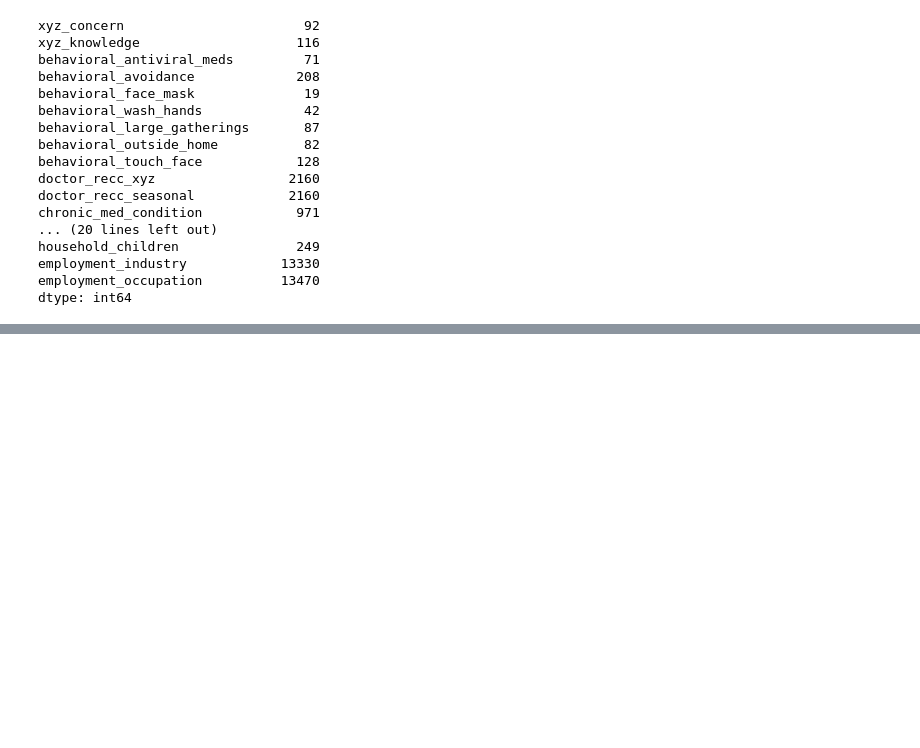
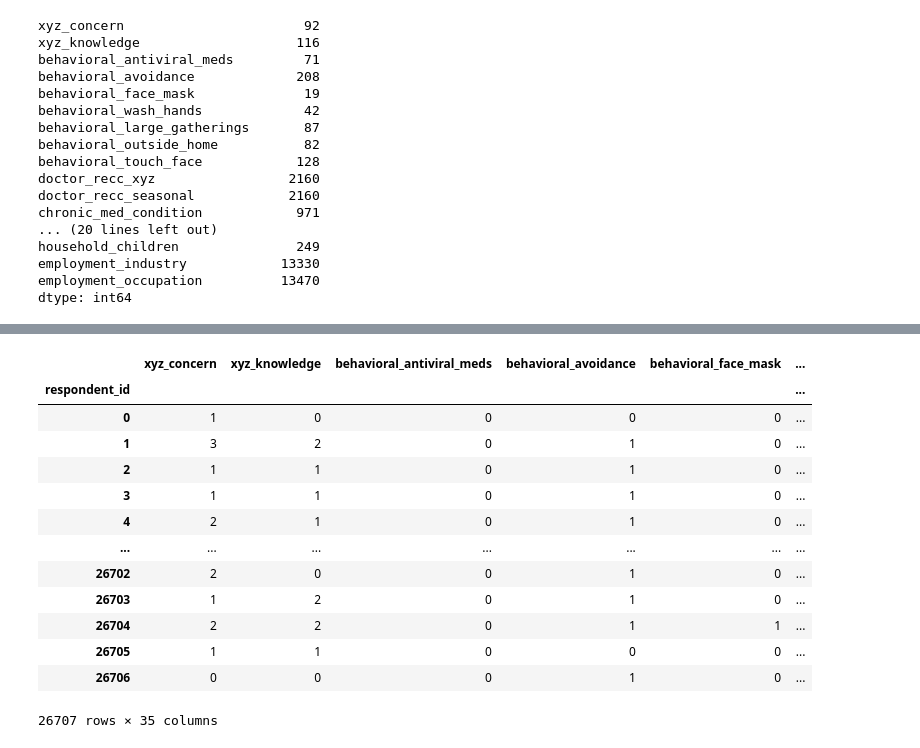
Before and after one commit to SketchyCarrot/DataHack_by_IITG, a Jupyter notebook: main.ipynb, the cells around one changed output, grey strips where cells are left out. Cells and saved outputs as stored; diff of their text form; code cells hidden in the pictures; blank space fills up the shorter version.

Commit message:
Change object data

```diff
--- a/main.ipynb
+++ b/main.ipynb
@@ -60,6 +65,6 @@ employment_industry            13330
 employment_occupation          13470
 dtype: int64
 # %%
-categories = dx.select_dtypes(include="object").columns.tolist()
+categories = dx.columns
 categories
 # %% [output]
@@ -98,0 +84,6 @@ numeries
+# %%
+for i in categories:
+        cat_mode = dx[i].mode()[0]
+        dx[i].fillna(cat_mode, inplace=True)
+
+dx.isnull().sum()
@@ -98,0 +114,19 @@ numeries
+# %%
+for i in categories:
+        dx[i] = dx[i].astype("category").cat.codes
+dx
+# %% [output]
+|  | xyz_concern | xyz_knowledge | behavioral_antiviral_meds | behavioral_avoidance | behavioral_face_mask | ... |
+| respondent_id |  |  |  |  |  | ... |
+| 0 | 1 | 0 | 0 | 0 | 0 | ... |
+| 1 | 3 | 2 | 0 | 1 | 0 | ... |
+| 2 | 1 | 1 | 0 | 1 | 0 | ... |
+| 3 | 1 | 1 | 0 | 1 | 0 | ... |
+| 4 | 2 | 1 | 0 | 1 | 0 | ... |
+| ... | ... | ... | ... | ... | ... | ... |
+| 26702 | 2 | 0 | 0 | 1 | 0 | ... |
+| 26703 | 1 | 2 | 0 | 1 | 0 | ... |
+| 26704 | 2 | 2 | 0 | 1 | 1 | ... |
+| 26705 | 1 | 1 | 0 | 0 | 0 | ... |
+| 26706 | 0 | 0 | 0 | 1 | 0 | ... |
+26707 rows × 35 columns
```
Also changed, not shown: parts of 5 cells of this notebook.
